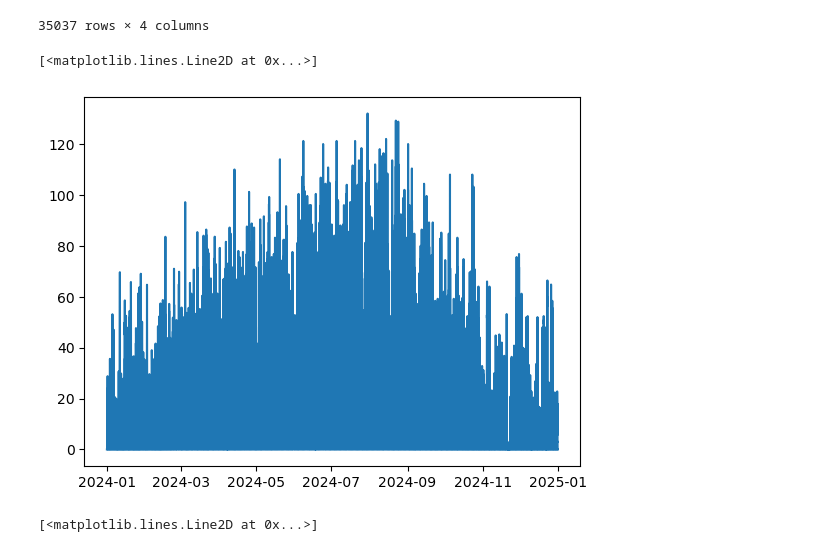
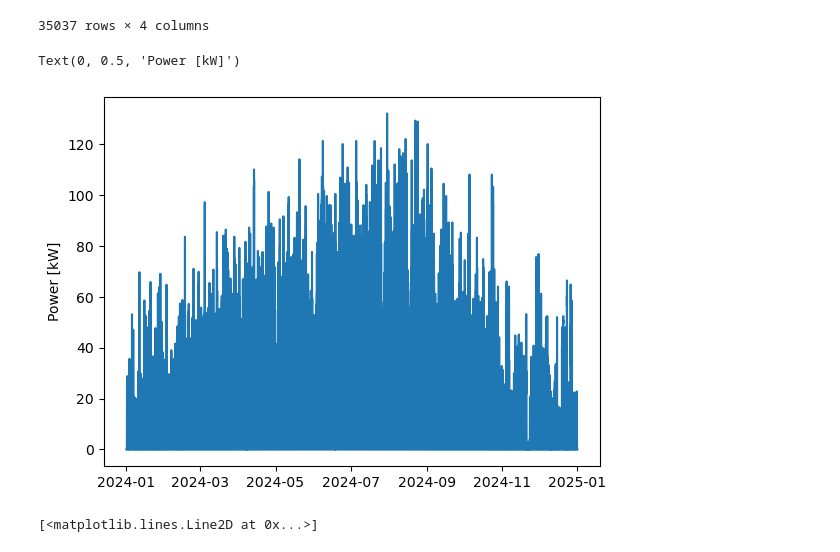
Before and after one commit to SpongeStark/Pre-PhD, a Jupyter notebook: demo/PV_2022_limit_configuration.ipynb, the cells around one changed output. Saved outputs shown, nothing was run; the diff lists cells and outputs as text; code cells hidden in the pictures.

```diff
--- a/demo/PV_2022_limit_configuration.ipynb
+++ b/demo/PV_2022_limit_configuration.ipynb
@@ -111,9 +111,10 @@ dts3
 35037 rows × 4 columns
 # %%
 plt.plot(dts3.Date_utc.dt.tz_localize(None), dts3['PV'])
+plt.ylabel('Power [kW]')
 # %% [output]
-[<matplotlib.lines.Line2D at 0x...>]
+Text(0, 0.5, 'Power [kW]')
-[figure, old version]
+[figure, new version]
 # %%
 initial = dts1.index[dts1['Date_utc'] == pd.Timestamp('2022-04-01 00:00:00')][0]
 final = dts1.index[dts1['Date_utc'] == pd.Timestamp('2022-05-05 00:00:00')][0]
```
Also changed, not shown: parts of 3 cells of this notebook, 3 other files.
